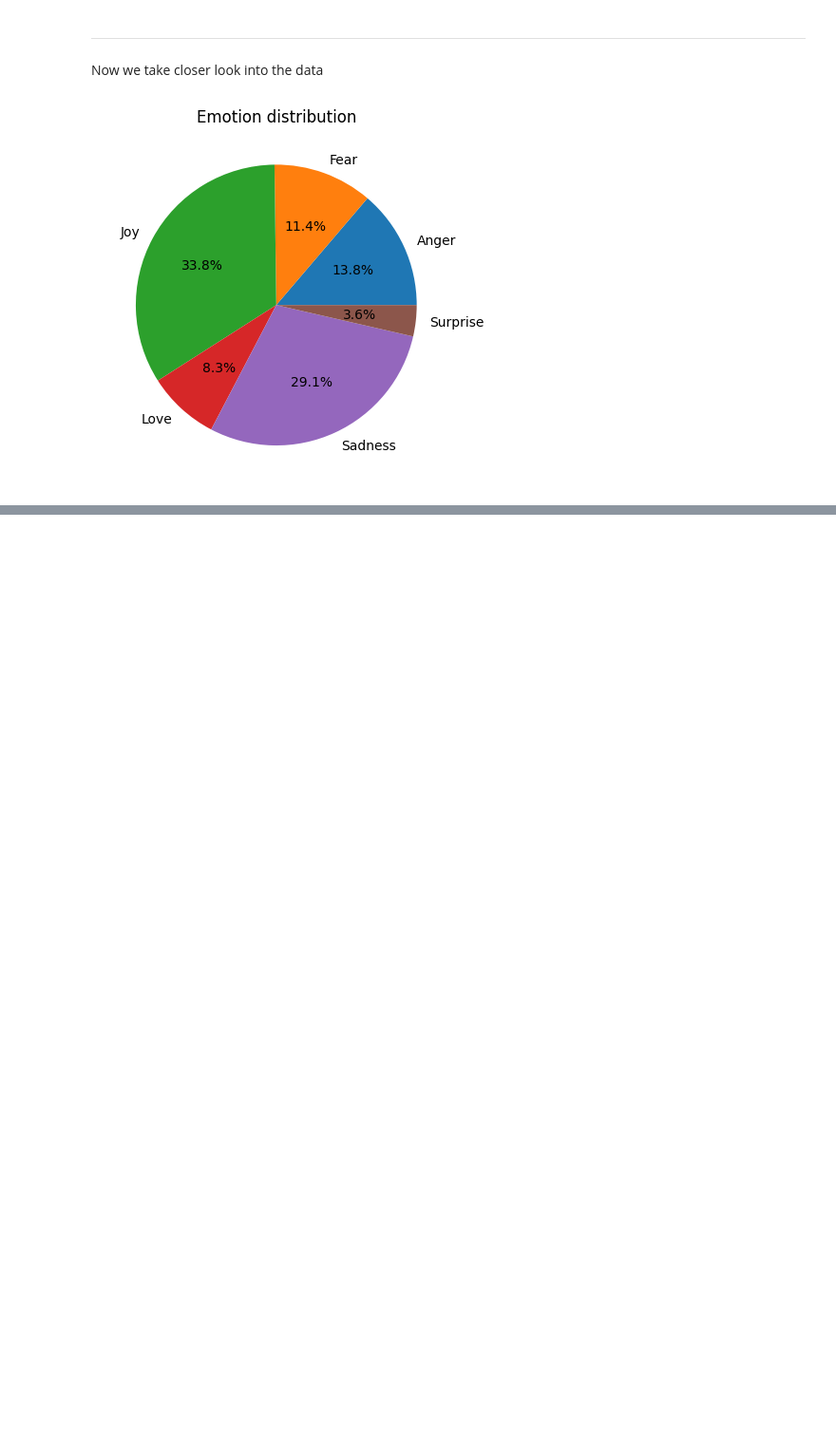
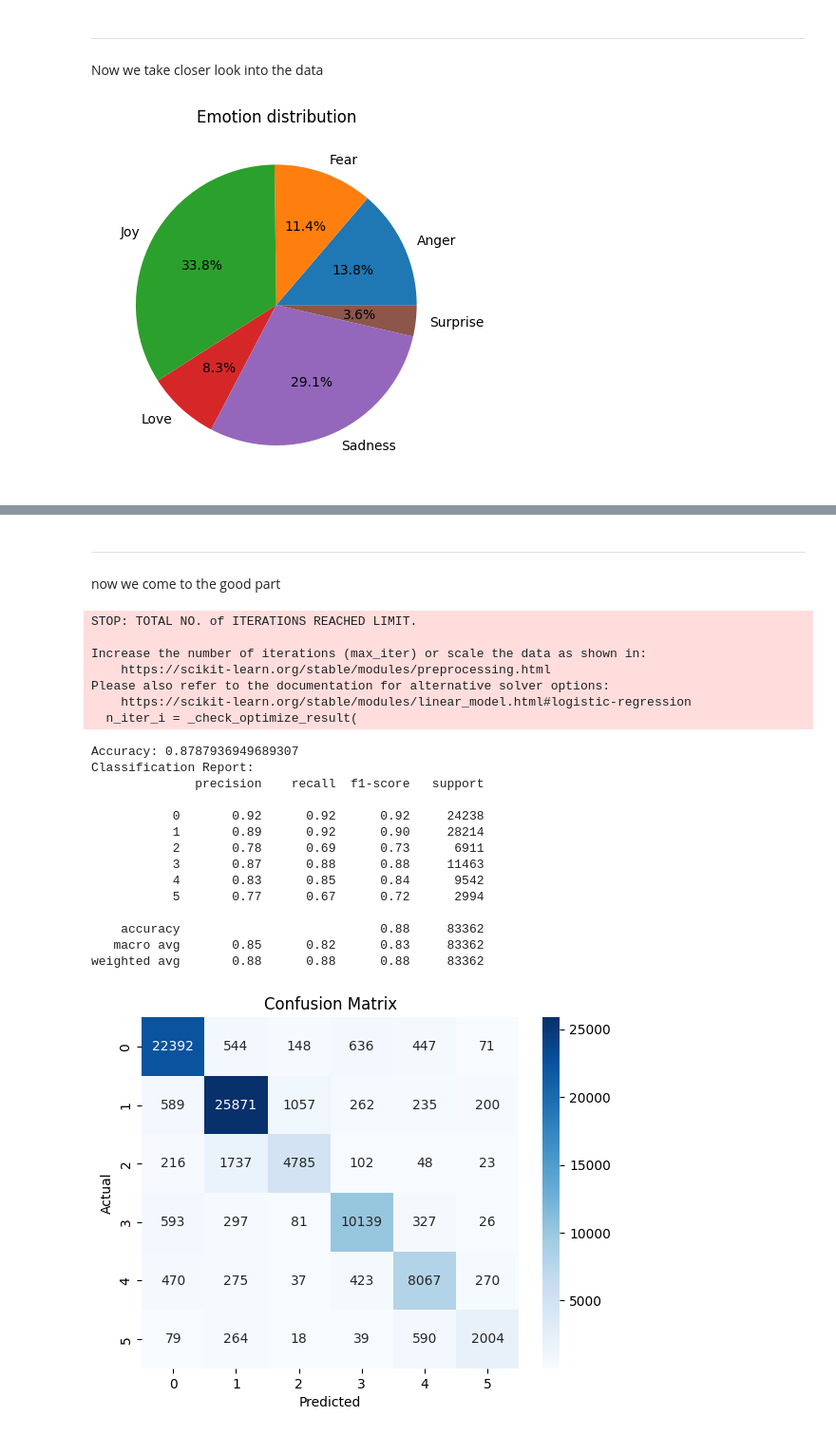
Before and after one commit to Timbo003/MBA_Emotions_Analysis, a Jupyter notebook: notebook.ipynb, the cells around one changed output, grey strips where cells are left out. Shown at 95% size. Drawn from its saved outputs; the diff is of its cells as text; code cells hidden in the pictures; blank space fills up the shorter version.

Commit message:
added a crude model

```diff
--- a/notebook.ipynb
+++ b/notebook.ipynb
@@ -287,0 +290,69 @@ for emotion in emotions:
+# %% [markdown]
+---
+
+now we come to the good part
+# %%
+import pandas as pd
+from sklearn.model_selection import train_test_split
+from sklearn.feature_extraction.text import TfidfVectorizer
+from sklearn.linear_model import LogisticRegression
+from sklearn.metrics import accuracy_score, classification_report, confusion_matrix
+import matplotlib.pyplot as plt
+import seaborn as sns
+
+
+# Features (X) and Labels (y)
+X = df['text_stemmed']
+y = df['num_label']
+
+# Stratified Train-Test Split to maintain class distribution
+X_train, X_test, y_train, y_test = train_test_split(X, y, test_size=0.2, random_state=42, stratify=y)
+
+# TF-IDF Vectorization
+tfidf = TfidfVectorizer(max_features=5000)
+X_train_tfidf = tfidf.fit_transform(X_train)  # Fit and transform on training data
+X_test_tfidf = tfidf.transform(X_test)  # Only transform the test data
+
+# Logistic Regression Model
+model = LogisticRegression()
+model.fit(X_train_tfidf, y_train)
+
+# Predictions on test set
+y_pred = model.predict(X_test_tfidf)
+
+# Model Evaluation
+accuracy = accuracy_score(y_test, y_pred)
+print(f"Accuracy: {accuracy}")
+print("Classification Report:")
+print(classification_report(y_test, y_pred))
+
+# Confusion Matrix
+cm = confusion_matrix(y_test, y_pred)
+sns.heatmap(cm, annot=True, fmt='d', cmap='Blues')
+plt.title("Confusion Matrix")
+plt.ylabel('Actual')
+plt.xlabel('Predicted')
+plt.show()
+# %% [output]
+STOP: TOTAL NO. of ITERATIONS REACHED LIMIT.
+
+Increase the number of iterations (max_iter) or scale the data as shown in:
+    https://scikit-learn.org/stable/modules/preprocessing.html
+Please also refer to the documentation for alternative solver options:
+    https://scikit-learn.org/stable/modules/linear_model.html#logistic-regression
+  n_iter_i = _check_optimize_result(
+Accuracy: 0.8787936949689307
+Classification Report:
+              precision    recall  f1-score   support
+
+           0       0.92      0.92      0.92     24238
+           1       0.89      0.92      0.90     28214
+           2       0.78      0.69      0.73      6911
+           3       0.87      0.88      0.88     11463
+           4       0.83      0.85      0.84      9542
+           5       0.77      0.67      0.72      2994
+
+    accuracy                           0.88     83362
+   macro avg       0.85      0.82      0.83     83362
+weighted avg       0.88      0.88      0.88     83362
+[figure, added]
```
Also changed, not shown: parts of 3 cells of this notebook.
